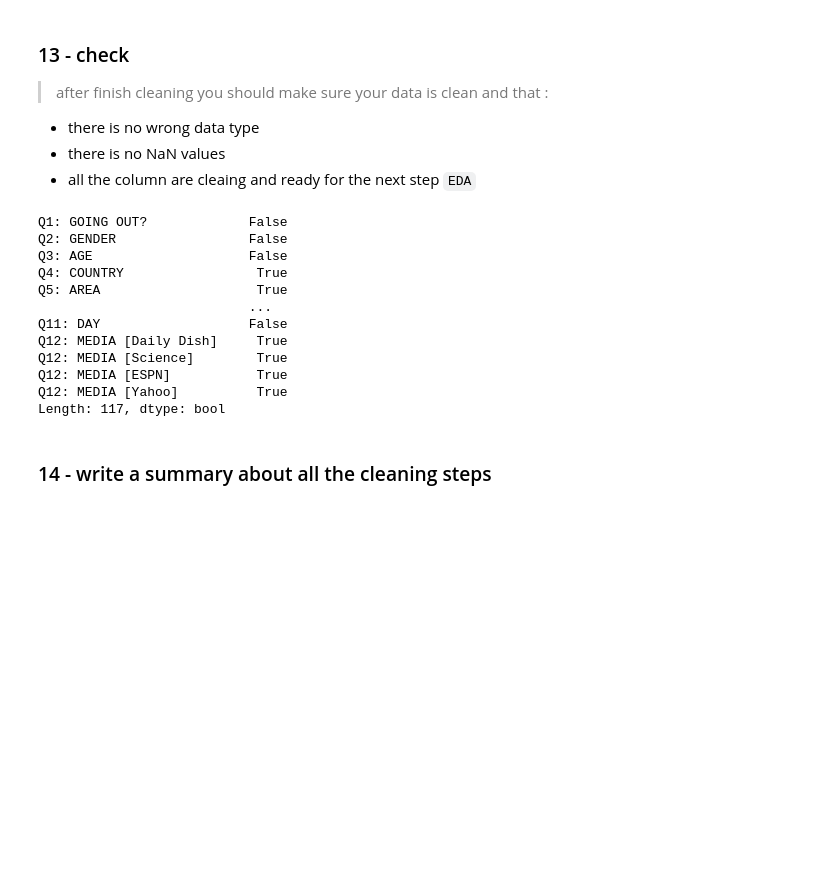
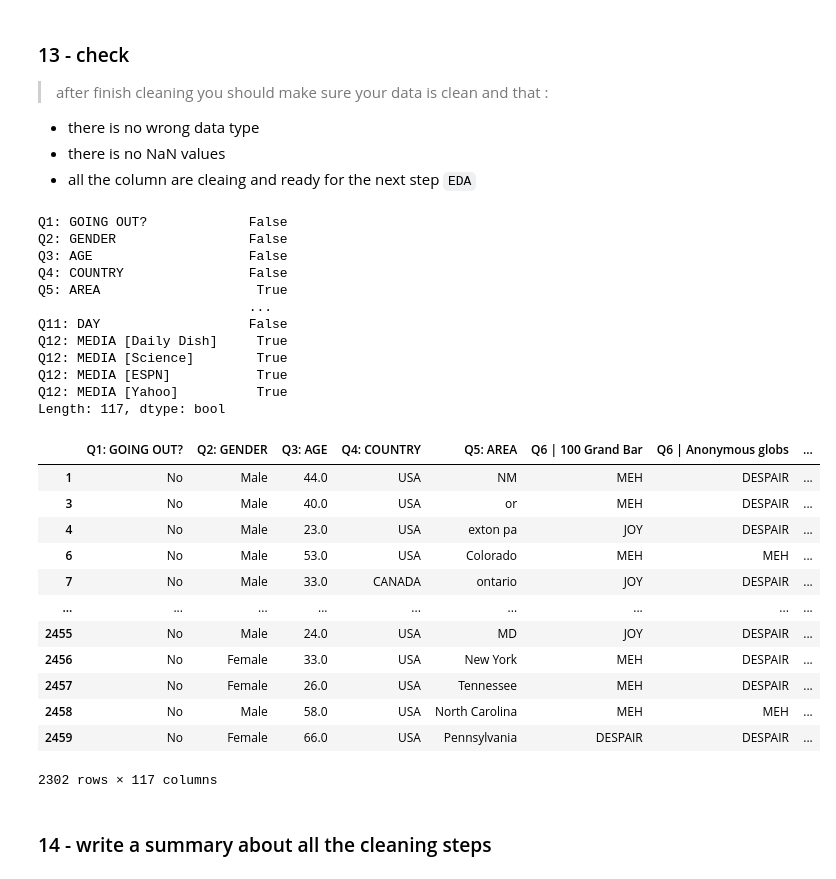
Before and after one commit to iCobra3/data_cleaning, a Jupyter notebook: candy_data_cleaning.ipynb, the cells around one changed output. Drawn from its saved outputs; the diff is of its cells as text; code cells hidden in the pictures; blank space fills up the shorter version.

```diff
--- a/candy_data_cleaning.ipynb
+++ b/candy_data_cleaning.ipynb
@@ -192,0 +190,3 @@ dtype('float64')
+# %%
+df = df[df['Q3: AGE'] <= 110 ]
+df = df[df['Q3: AGE'] >= 7 ]
@@ -215,7 +256,7 @@ df['Q4: COUNTRY'] = df['Q4: COUNTRY'].str.strip().str.upper()
 from fuzzywuzzy import process
 
 #since there are many of variants.Extract function is used to detect strings similarities
-possible_countries = pd.Series(['USA','UK','UNITED STATES OF AMERICA',])
+possible_countries = pd.Series(['USA','UK','UNITED STATES OF AMERICA','CANADA'])
 
 for country in possible_countries:
   matches = process.extract(country , df['Q4: COUNTRY'], limit =df.shape[0])
@@ -244,8 +285,8 @@ map = {'UNITED STATES OF AMERICA':'USA'
        , 'U.S.A.':'USA', 'NORTH CAROLINA':'USA'
        , 'USA? HARD TO TELL ANYMORE..':'USA'
        , 'NEW JERSEY':'USA','NETHERLANDS':'EUROPE'
-       , 'U S A':'USA' , 'CALIFORNIA':'USA'
-       ,'AHEM....AMERCA' :'USA', 'ENGLAND':'UK',
+       , 'U S A':'USA' , 'CALIFORNIA':'USA','CANAE':'CANADA',
+       'AHEM....AMERCA' :'USA', 'ENGLAND':'UK','UD':'UK',
        'SCOTLAND':'UK','SWEDEN':'EUROPE','UK':'EUROPE',
        'SPAIN':'EUROPE','FRANCE':'EUROPE','FINLAND':'EUROPE',
        'DENMARK':'EUROPE','FINLAND':'EUROPE','GERMANY':'EUROPE',
@@ -257,5 +298,6 @@ map = {'UNITED STATES OF AMERICA':'USA'
        ,}
 df['Q4: COUNTRY'] = df['Q4: COUNTRY'].replace(map)
 df['Q4: COUNTRY'] = df['Q4: COUNTRY'].loc[~ df['Q4: COUNTRY'].str.isdigit()]
+df = df.dropna(subset=['Q4: COUNTRY'])
 df['Q4: COUNTRY'].unique()
 # %% [output]
@@ -272,0 +310,9 @@ False
+# %%
+df = df[df['Q4: COUNTRY'] != "EARTH"]
+df = df[df['Q4: COUNTRY'] != "I DON'T KNOW ANYMORE"]
+df = df[df['Q4: COUNTRY'] != "SUBSCRIBE TO DM4UZ3 ON YOUTUBE"]
+df = df[df['Q4: COUNTRY'] != "FEAR AND LOATHING"]
+df = df[df['Q4: COUNTRY'] != "INSANITY LATELY"]
+df = df[df['Q4: COUNTRY'] != "NARNIA"]
+
+df['Q4: COUNTRY'].unique()
@@ -344,7 +395,7 @@ df.isna().any()
 Q1: GOING OUT?             False
 Q2: GENDER                 False
 Q3: AGE                    False
-Q4: COUNTRY                 True
+Q4: COUNTRY                False
 Q5: AREA                    True
                            ...
 Q11: DAY                   False
@@ -353,6 +404,22 @@ Q12: MEDIA [Science]        True
 Q12: MEDIA [ESPN]           True
 Q12: MEDIA [Yahoo]          True
 Length: 117, dtype: bool
+# %%
+df
+# %% [output]
+|  | Q1: GOING OUT? | Q2: GENDER | Q3: AGE | Q4: COUNTRY | Q5: AREA | Q6 | 100 Grand Bar | Q6 | Anonymous globs | ... |
+| 1 | No | Male | 44.0 | USA | NM | MEH | DESPAIR | ... |
+| 3 | No | Male | 40.0 | USA | or | MEH | DESPAIR | ... |
+| 4 | No | Male | 23.0 | USA | exton pa | JOY | DESPAIR | ... |
+| 6 | No | Male | 53.0 | USA | Colorado | MEH | MEH | ... |
+| 7 | No | Male | 33.0 | CANADA | ontario | JOY | DESPAIR | ... |
+| ... | ... | ... | ... | ... | ... | ... | ... | ... |
+| 2455 | No | Male | 24.0 | USA | MD | JOY | DESPAIR | ... |
+| 2456 | No | Female | 33.0 | USA | New York | MEH | DESPAIR | ... |
+| 2457 | No | Female | 26.0 | USA | Tennessee | MEH | DESPAIR | ... |
+| 2458 | No | Male | 58.0 | USA | North Carolina | MEH | MEH | ... |
+| 2459 | No | Female | 66.0 | USA | Pennsylvania | DESPAIR | DESPAIR | ... |
+2302 rows × 117 columns
 # %% [markdown]
 ### 14 - write a summary about all the cleaning steps
 # %% [markdown]
```
Also changed, not shown: parts of 9 cells of this notebook.
